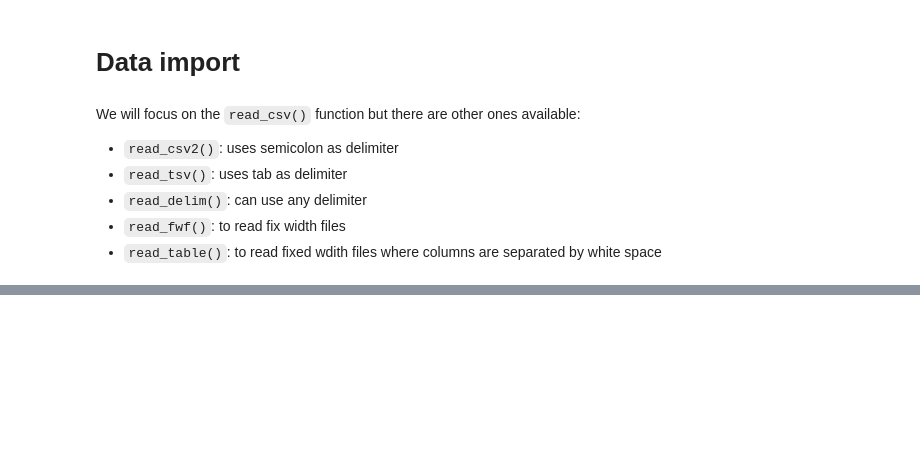
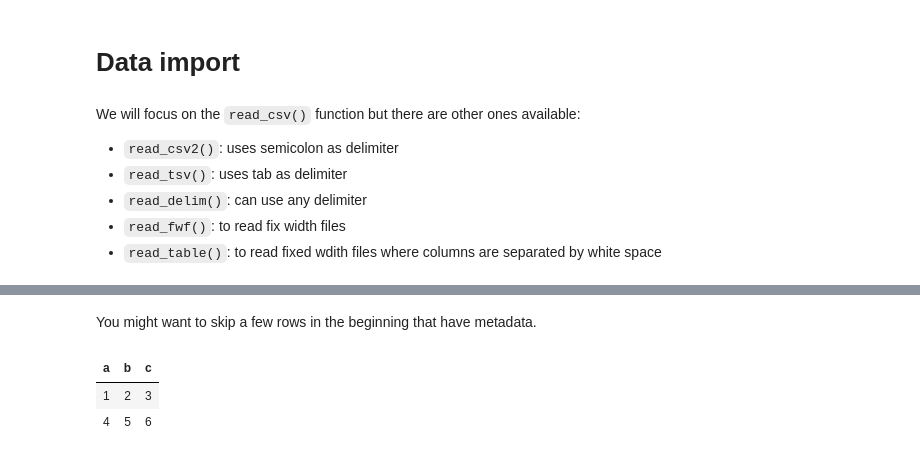
Before and after one commit to ambujtewari/stats306-fall2017, a Jupyter notebook: Lecture11.ipynb, the cells around one changed output, grey strips where cells are left out. Saved outputs shown, nothing was run; the diff lists cells and outputs as text; code cells hidden in the pictures; blank space fills up the shorter version.

```diff
--- a/Lecture11.ipynb
+++ b/Lecture11.ipynb
@@ -277,0 +295,14 @@ ERROR: Error in open.connection(con, "rb"): Peer certificate cannot be authentic
+# %% [markdown]
+You might want to skip a few rows in the beginning that have metadata.
+# %%
+read_csv("First row to skip
+Second row to skip
+Third row to skip
+a, b, c
+1, 2, 3
+4, 5, 6
+", skip = 3)
+# %% [output]
+| a | b | c |
+| 1 | 2 | 3 |
+| 4 | 5 | 6 |
```
Also changed, not shown: parts of 18 cells of this notebook.
